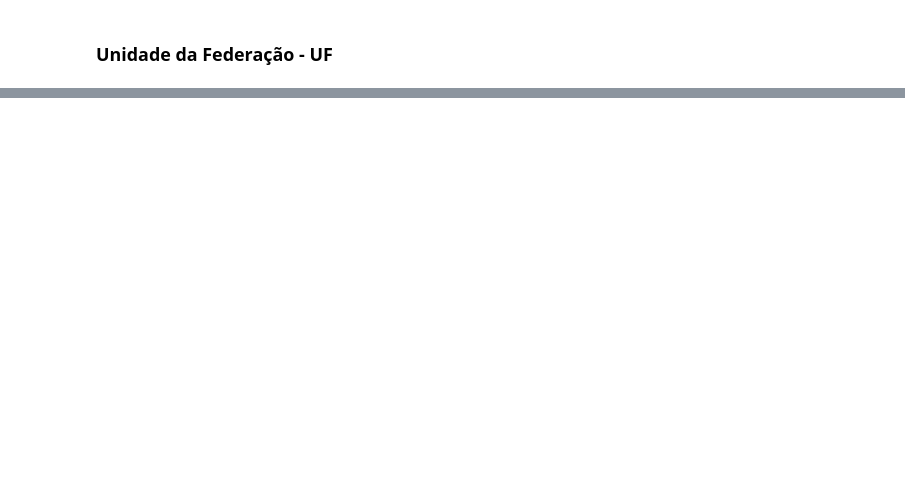
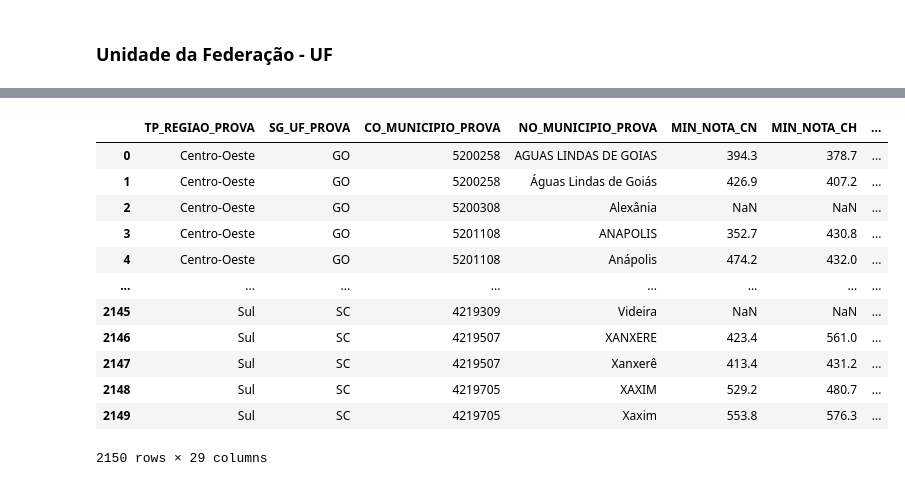
Before and after one commit to Bruno-Santana-Eco/Analise-de-Dados-ENEM, a Jupyter notebook: DataPrep1.ipynb, the cells around one changed output, grey strips where cells are left out. Cells and saved outputs as stored; diff of their text form; code cells hidden in the pictures; blank space fills up the shorter version.

```diff
--- a/DataPrep1.ipynb
+++ b/DataPrep1.ipynb
@@ -1067,0 +1263,17 @@ def get_count(ano_enem, df_enem, cols_to_group, column, column_name = None):
+# %%
+# Não possui as MEDIA_OBJ E MEDIA_GLOBAL
+build_statistics_metrics(lista_provas, df_enem, municipality_view, list_metrics)
+# %% [output]
+|  | TP_REGIAO_PROVA | SG_UF_PROVA | CO_MUNICIPIO_PROVA | NO_MUNICIPIO_PROVA | MIN_NOTA_CN | MIN_NOTA_CH | ... |
+| 0 | Centro-Oeste | GO | 5200258 | AGUAS LINDAS DE GOIAS | 394.3 | 378.7 | ... |
+| 1 | Centro-Oeste | GO | 5200258 | Águas Lindas de Goiás | 426.9 | 407.2 | ... |
+| 2 | Centro-Oeste | GO | 5200308 | Alexânia | NaN | NaN | ... |
+| 3 | Centro-Oeste | GO | 5201108 | ANAPOLIS | 352.7 | 430.8 | ... |
+| 4 | Centro-Oeste | GO | 5201108 | Anápolis | 474.2 | 432.0 | ... |
+| ... | ... | ... | ... | ... | ... | ... | ... |
+| 2145 | Sul | SC | 4219309 | Videira | NaN | NaN | ... |
+| 2146 | Sul | SC | 4219507 | XANXERE | 423.4 | 561.0 | ... |
+| 2147 | Sul | SC | 4219507 | Xanxerê | 413.4 | 431.2 | ... |
+| 2148 | Sul | SC | 4219705 | XAXIM | 529.2 | 480.7 | ... |
+| 2149 | Sul | SC | 4219705 | Xaxim | 553.8 | 576.3 | ... |
+2150 rows × 29 columns
```
Also changed, not shown: parts of 13 cells of this notebook, 3 other files.
